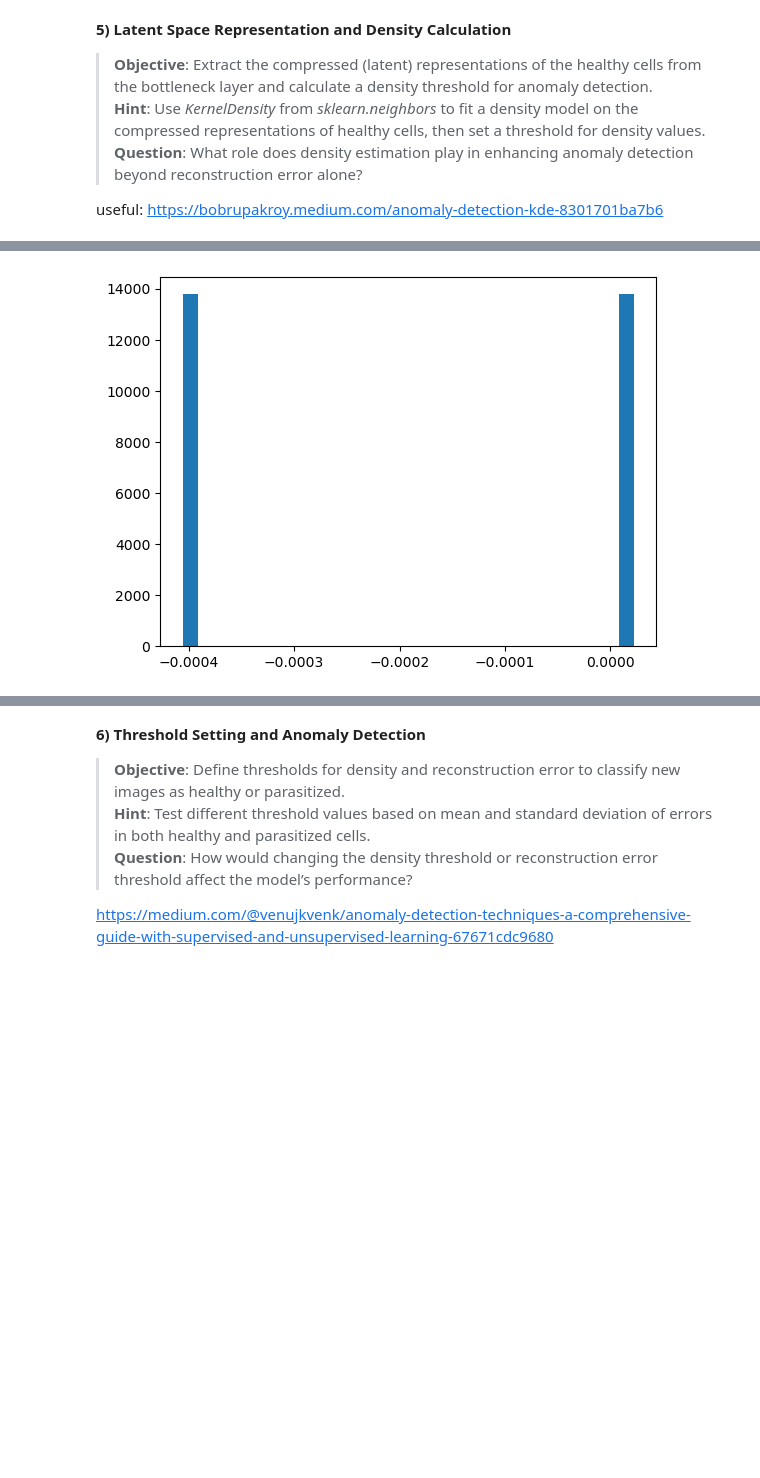
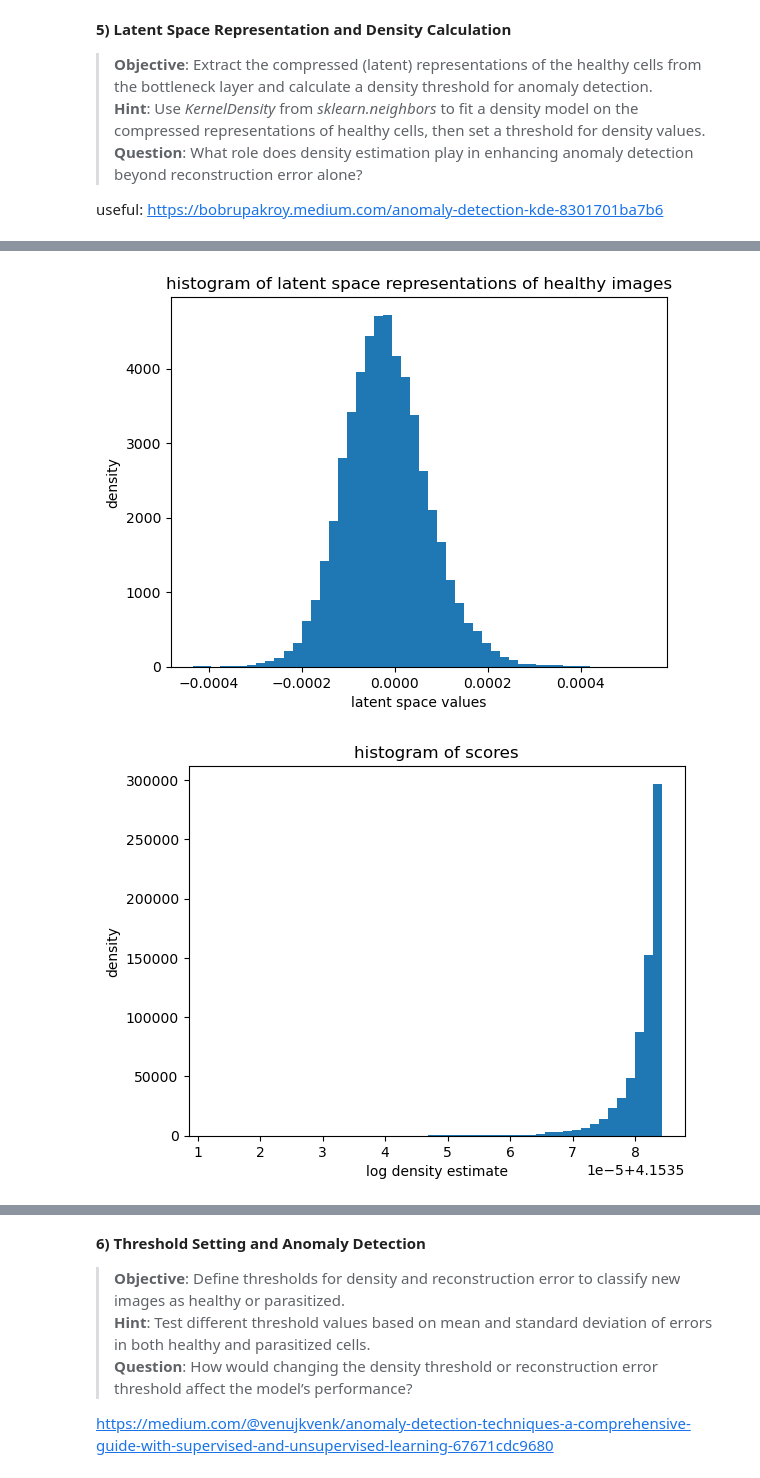
Before and after one commit to JXDolan/277B_HW6, a Jupyter notebook: Homework_6.ipynb, the cells around one changed output, grey strips where cells are left out. Drawn from its saved outputs; the diff is of its cells as text; code cells hidden in the pictures; blank space fills up the shorter version.

Commit message:
changed preprocesing to not normalize, changed recon_error func to use MSE, WORKING

```diff
--- a/Homework_6.ipynb
+++ b/Homework_6.ipynb
@@ -162,16 +164,16 @@ x_train = np.reshape(x_train_u, (len(x_train_u), 28, 28, 1))
 x_test = np.reshape(x_test_u, (len(x_test_u), 28, 28, 1))
 
 # VAE parameters
-latent_dim = 2
+latent_dim = 1
 input_shape = (28, 28, 1)
 
 # Encoder
 inputs = layers.Input(shape=input_shape)
-x = layers.Conv2D(32, (3, 3), activation="relu", strides=2, padding="same")(inputs)
-x = layers.Conv2D(64, (3, 3), activation="relu", strides=2, padding="same")(x)
+x = layers.Conv2D(16, (3, 3), activation="relu", strides=2, padding="same")(inputs)
+x = layers.Conv2D(32, (3, 3), activation="relu", strides=2, padding="same")(x)
 x = layers.MaxPool2D(pool_size = (2,2), strides = 2, padding = "same")(x)
 x = layers.Flatten()(x)
-x = layers.Dense(16, activation="relu")(x)
+x = layers.Dense(8, activation="relu")(x)
 
 # Latent space
 z_mean = layers.Dense(latent_dim, name="z_mean")(x)
@@ -187,13 +189,11 @@ z = layers.Lambda(sampling, output_shape=(latent_dim,), name="z")([z_mean, z_log
 
 # Decoder
 decoder_input = layers.Input(shape=(latent_dim,))
-x = layers.Dense(7 * 7 * 64, activation="relu")(decoder_input)
-x = layers.Reshape((7, 7, 64))(x)
+x = layers.Dense(7 * 7 * 32, activation="relu")(decoder_input)
+x = layers.Reshape((7, 7, 32))(x)
 x = layers.UpSampling2D(size = (1,1))(x)
-x = layers.Conv2DTranspose(64, (3, 3), activation="relu", strides=2, padding="same")(x) #convolution layer
-
-
-x = layers.Conv2DTranspose(32, (3, 3), activation="relu", strides=2, padding="same")(x) #convulation layer
+x = layers.Conv2DTranspose(32, (3, 3), activation="relu", strides=2, padding="same")(x) #convolution layer
+x = layers.Conv2DTranspose(16, (3, 3), activation="relu", strides=2, padding="same")(x) #convulation layer
 outputs = layers.Conv2DTranspose(1, (3, 3), activation="sigmoid", padding="same")(x)
 
 # Define encoder and decoder models
@@ -208,6 +208,7 @@ vae = models.Model(inputs, outputs, name="vae")
 def vae_loss(inputs, outputs):
     z_mean, z_log_var = encoder(inputs)[:2]
     reconstruction_loss = tf.reduce_sum(tf.keras.losses.MSE(inputs, outputs), axis=(1, 2))
+    #reconstruction_loss = tf.reduce_sum(tf.keras.losses.binary_crossentropy(inputs, outputs), axis=(1, 2))
     kl_loss = -0.5 * tf.reduce_sum(1 + z_log_var - tf.square(z_mean) - tf.exp(z_log_var), axis=-1)
     total_loss = tf.reduce_mean(reconstruction_loss + kl_loss)
     return total_loss
@@ -223,7 +234,7 @@ vae.compile(optimizer="adam", loss= vae_loss)
 # Train the VAE with a progress bar and validation
 vae.fit(
     x_train, x_train,  # using x_train as both inputs and outputs since this is an autoencoder
-    epochs=50,         # set to 10 for demonstration, adjust as needed
+    epochs=18,         # set to 10 for demonstration, adjust as needed
     batch_size=128,
     validation_data=(x_test, x_test)
 )
@@ -359,14 +377,25 @@ latent_rep_healthy = z_mean_uninf
 #calculate a density threshold for anomoly detection
 kern_dens = KernelDensity(bandwidth= 0.05)
 kern_dens.fit(latent_rep_healthy)
+
+#log density estimate
 scores = kern_dens.score_samples(latent_rep_healthy)
 
-plt.hist(latent_rep_healthy.flatten(), bins = 30)
+plt.hist(latent_rep_healthy.flatten(), bins = 50, density = True)
+plt.title('histogram of latent space representations of healthy images', fontsize = 12)
+plt.ylabel('density')
+plt.xlabel('latent space values')
+plt.show()
+
+plt.hist(scores, bins = 50, density = True)
+plt.title('histogram of scores', fontsize = 12)
+plt.ylabel('density')
+plt.xlabel('log density estimate')
 plt.show()
 
 #density threshold
 #density_threshold = np.mean(scores) + np.std(scores)
-density_threshold = np.percentile(scores, 10)
+density_threshold = np.percentile(scores, 20)
 
 #calcuate reconstruction error
 #reconstruct_threshold = np.mean(uninf_recon_error) + np.std(uninf_recon_error)
@@ -377 +406,2 @@ reconstruct_threshold = np.percentile(uninf_recon_error, 10)
-[figure, old version]
+[figure, new version]
+[figure, added]
```
Also changed, not shown: parts of 12 cells of this notebook.
